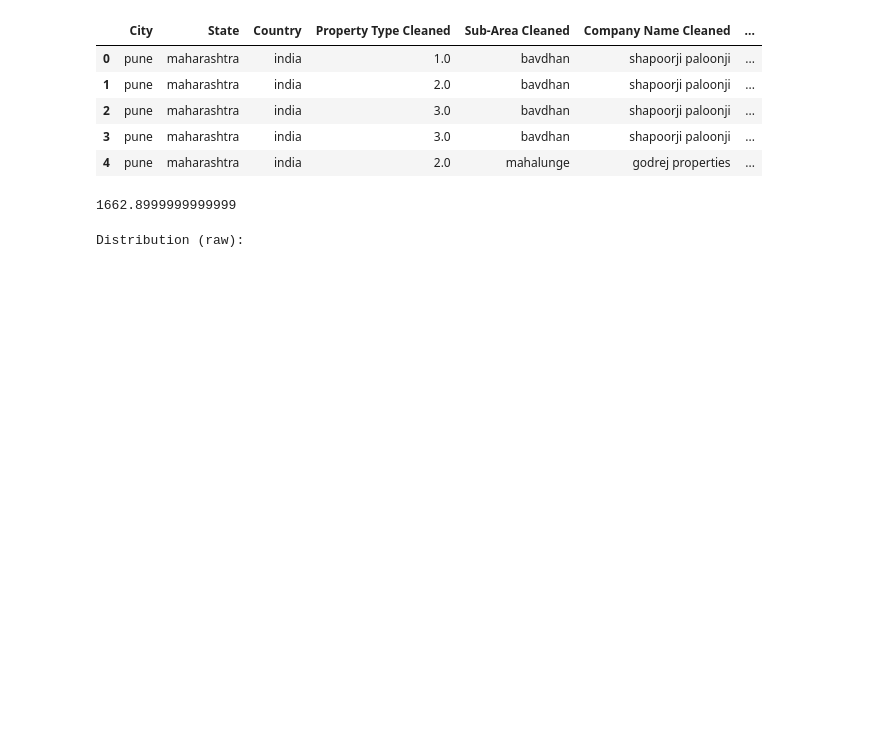
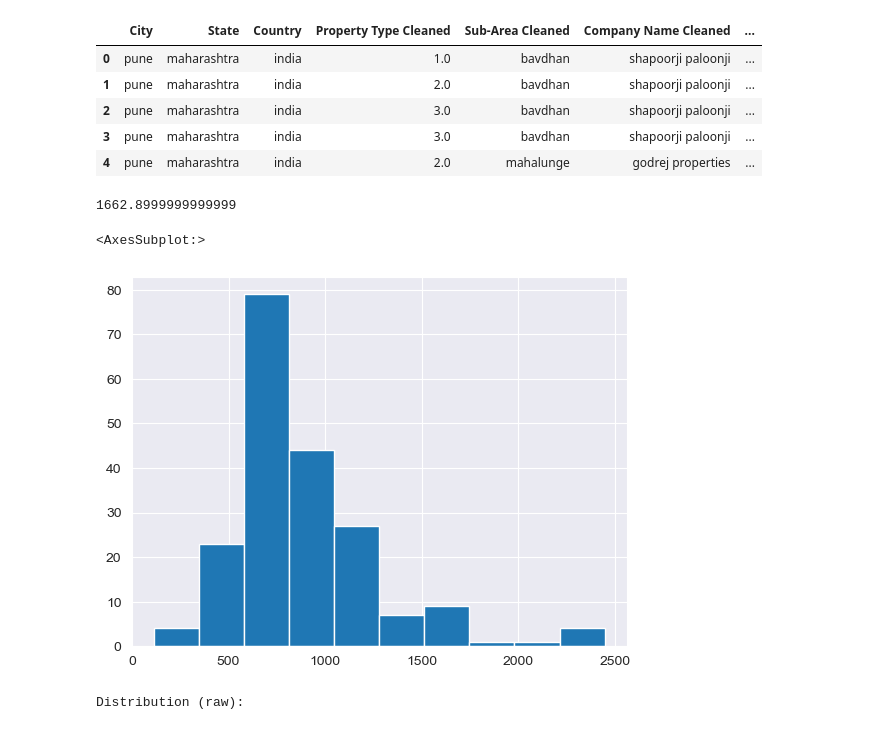
Before and after one commit to Thaps/ProjectPro, a Jupyter notebook: My Projects/ProjectPro/House_Price_Predictions/notebooks/Feature Engineering _ Extraction.ipynb, the cells around one changed output. Saved outputs shown, nothing was run; the diff lists cells and outputs as text; code cells hidden in the pictures; blank space fills up the shorter version.

```diff
--- a/My Projects/ProjectPro/House_Price_Predictions/notebooks/Feature Engineering _ Extraction.ipynb
+++ b/My Projects/ProjectPro/House_Price_Predictions/notebooks/Feature Engineering _ Extraction.ipynb
@@ -64,6 +64,11 @@ df.head()
 df['Property Area in Sq. Ft. Cleaned'].quantile(0.95)
 # %% [output]
 1662.8999999999999
+# %%
+df['Property Area in Sq. Ft. Cleaned'].hist()
+# %% [output]
+<AxesSubplot:>
+[figure, added]
 # %%
 # Treating outliers in the numeric columns
 cols_to_treat = ['Property Area in Sq. Ft. Cleaned','Price in lakhs Cleaned']
```
Also changed, not shown: parts of 1 cell of this notebook, 1 other file.
